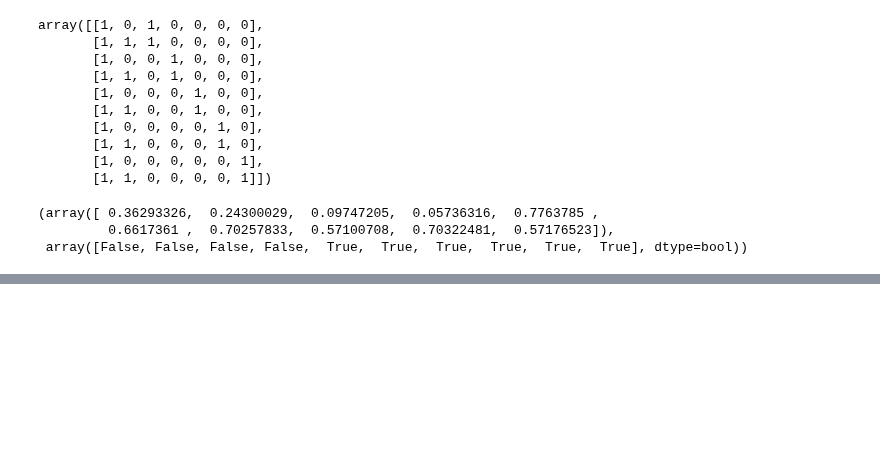
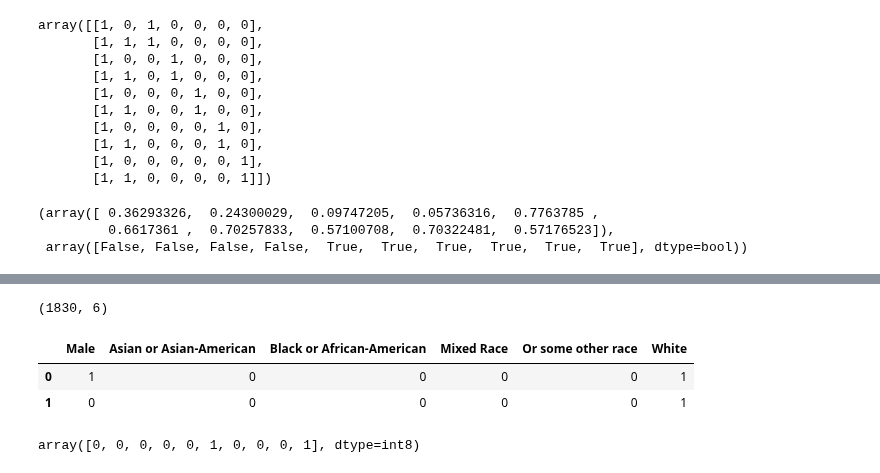
Before and after one commit to aenfield/Data512, a Jupyter notebook: project/Project.ipynb, the cells around one changed output, grey strips where cells are left out. Cells and saved outputs as stored; diff of their text form; code cells hidden in the pictures; blank space fills up the shorter version.

```diff
--- a/project/Project.ipynb
+++ b/project/Project.ipynb
@@ -661,0 +672,12 @@ lr = LogisticRegression().fit(sex_categorical.codes.reshape(-1, 1), y_obs)
+# %%
+d_only_dummies = pd.concat([pd.get_dummies(d_only['sex'], drop_first=True),
+                            pd.get_dummies(d_only['racecmb'])], axis=1)
+d_only_dummies.shape
+# %% [output]
+(1830, 6)
+# %%
+d_only_dummies[:2]
+# %% [output]
+|  | Male | Asian or Asian-American | Black or African-American | Mixed Race | Or some other race | White |
+| 0 | 1 | 0 | 0 | 0 | 0 | 1 |
+| 1 | 0 | 0 | 0 | 0 | 0 | 1 |
@@ -661,0 +686,4 @@ lr = LogisticRegression().fit(sex_categorical.codes.reshape(-1, 1), y_obs)
+# %%
+lr.predict(a[:,1:]) # use slices/indexing to get rid of the first col w/ 1s for the alpha intercept
+# %% [output]
+array([0, 0, 0, 0, 0, 1, 0, 0, 0, 1], dtype=int8)
```
Also changed, not shown: parts of 24 cells of this notebook.
